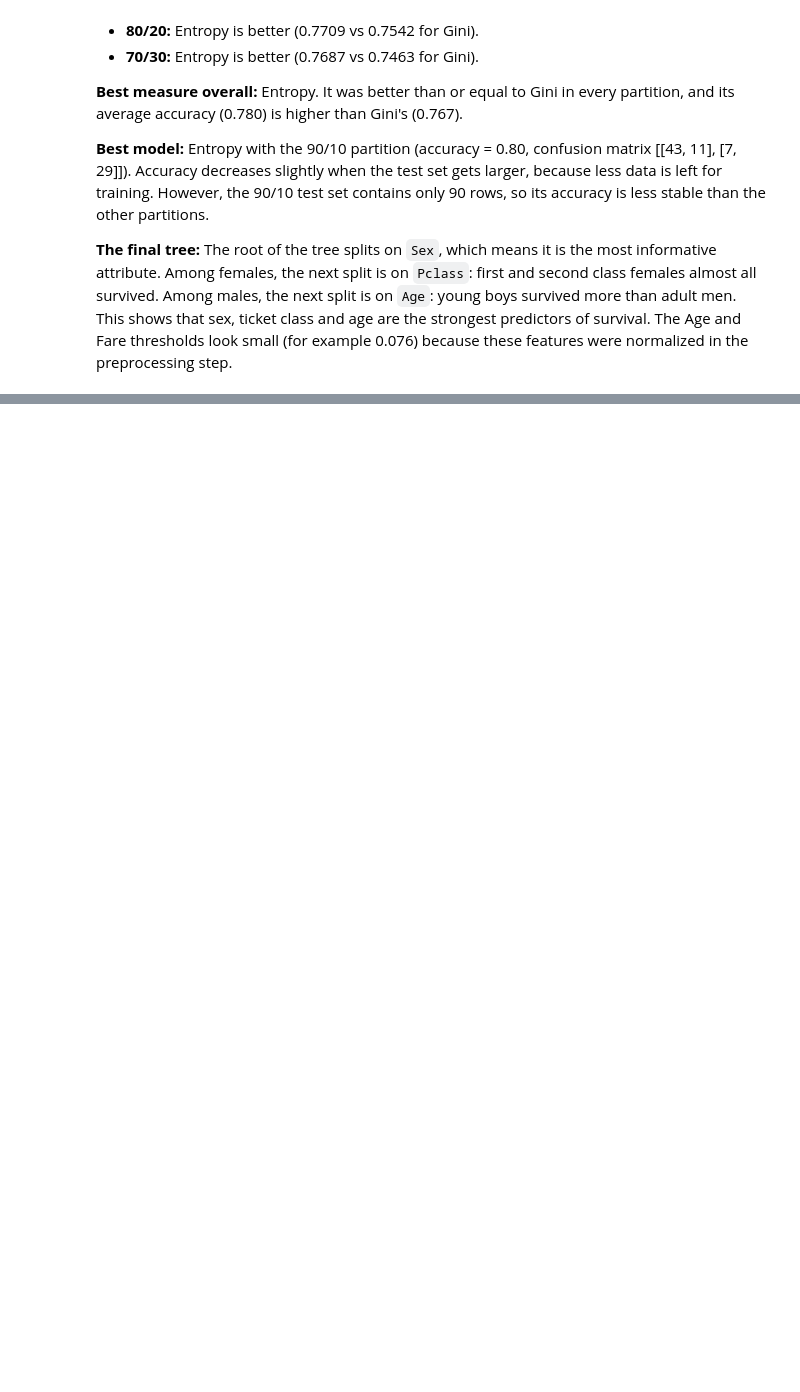
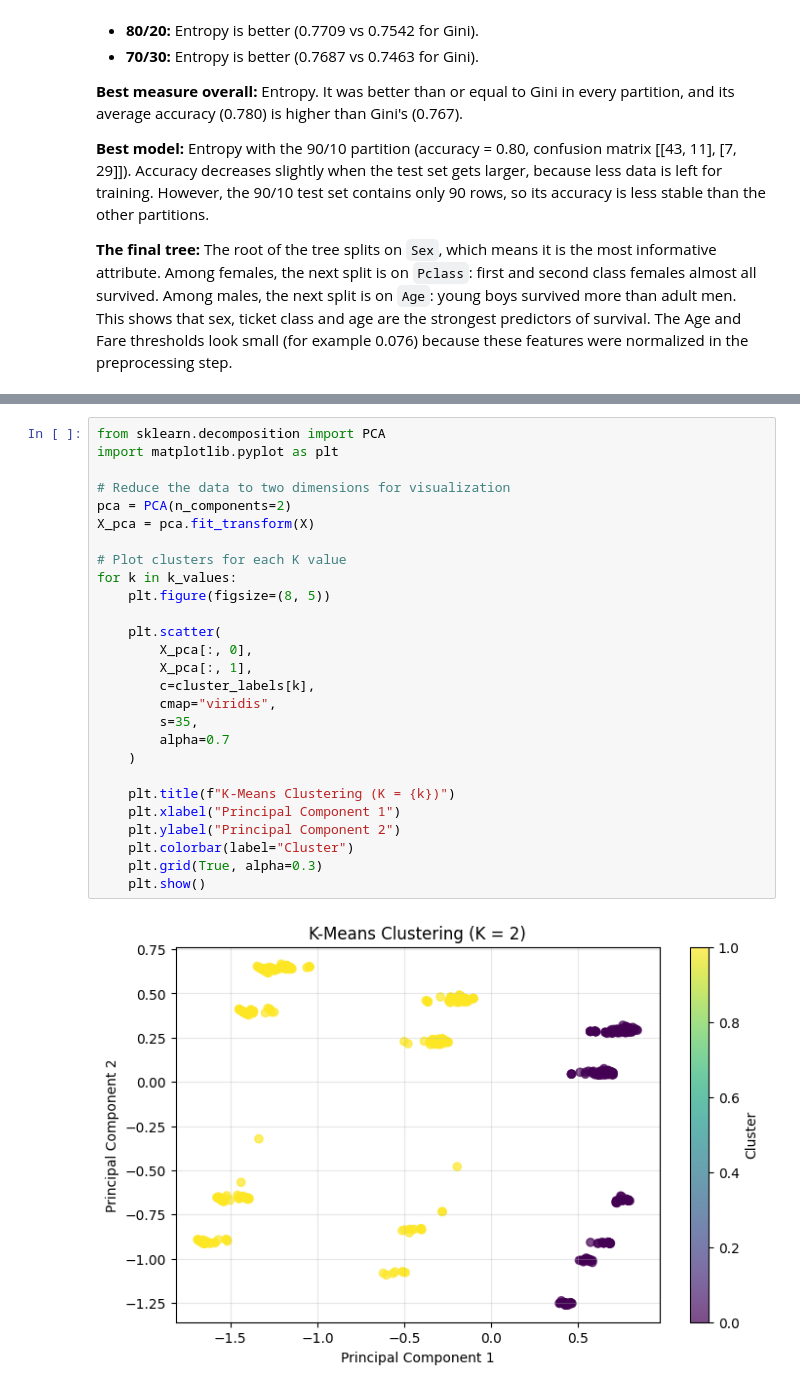
Before and after one commit to Razan445/IT326-Project, a Jupyter notebook: Phase3.ipynb, the cells around one changed output, grey strips where cells are left out. Drawn from its saved outputs; the diff is of its cells as text; blank space fills up the shorter version.

```diff
--- a/Phase3.ipynb
+++ b/Phase3.ipynb
@@ -723,0 +823,29 @@ Best model: entropy | 90/10 | Accuracy = 0.8
+# %%
+from sklearn.decomposition import PCA
+import matplotlib.pyplot as plt
+
+# Reduce the data to two dimensions for visualization
+pca = PCA(n_components=2)
+X_pca = pca.fit_transform(X)
+
+# Plot clusters for each K value
+for k in k_values:
+    plt.figure(figsize=(8, 5))
+
+    plt.scatter(
+        X_pca[:, 0],
+        X_pca[:, 1],
+        c=cluster_labels[k],
+        cmap="viridis",
+        s=35,
+        alpha=0.7
+    )
+
+    plt.title(f"K-Means Clustering (K = {k})")
+    plt.xlabel("Principal Component 1")
+    plt.ylabel("Principal Component 2")
+    plt.colorbar(label="Cluster")
+    plt.grid(True, alpha=0.3)
+    plt.show()
+# %% [output]
+[figure, added]
```
Also changed, not shown: parts of 12 cells of this notebook.
